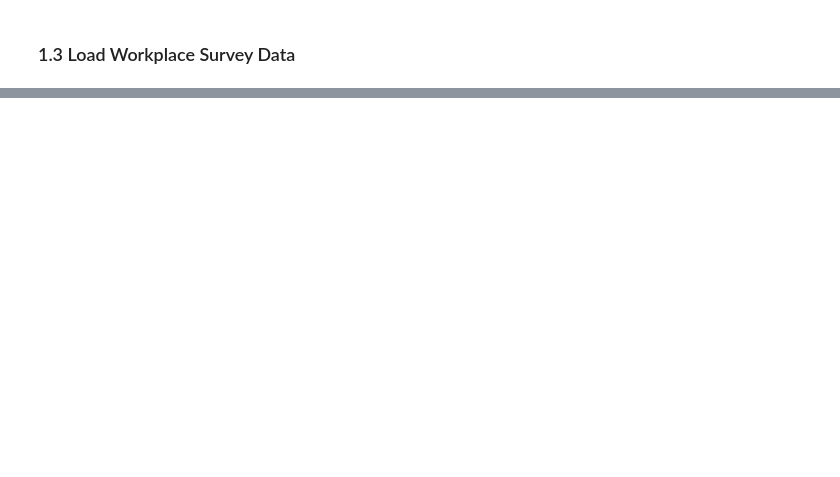
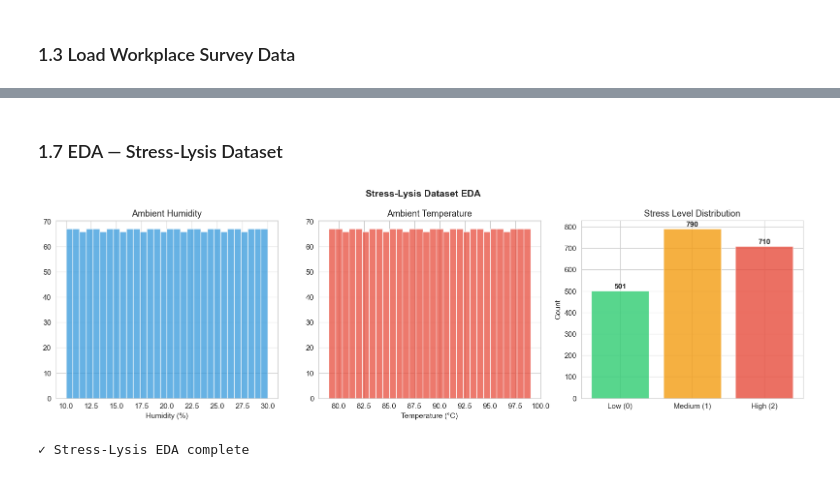
Before and after one commit to NandeeshNB/Explainable-Machine-Learning-for-Stress-Anxiety-and-Depression-Prediction-Among-Healthcare-Workers, a Jupyter notebook: phase1_2_stress_prediction.ipynb, the cells around one changed output, grey strips where cells are left out. Saved outputs shown, nothing was run; the diff lists cells and outputs as text; code cells hidden in the pictures; blank space fills up the shorter version.

```diff
--- a/phase1_2_stress_prediction.ipynb
+++ b/phase1_2_stress_prediction.ipynb
@@ -3210,0 +402,29 @@ EXPORTING MODELS FOR STREAMLIT APP
+# %% [markdown]
+### 1.7 EDA — Stress-Lysis Dataset
+# %%
+# EDA: Stress-Lysis
+fig, axes = plt.subplots(1, 3, figsize=(16, 5))
+fig.suptitle("Stress-Lysis Dataset EDA", fontsize=14, fontweight='bold')
+
+axes[0].hist(physio_data['Humidity'], bins=30, color='#3498db', alpha=0.75, edgecolor='white')
+axes[0].set_title("Ambient Humidity")
+axes[0].set_xlabel("Humidity (%)")
+
+axes[1].hist(physio_data['Temperature'], bins=30, color='#e74c3c', alpha=0.75, edgecolor='white')
+axes[1].set_title("Ambient Temperature")
+axes[1].set_xlabel("Temperature (°C)")
+
+stress_counts = physio_data['Stress_Level'].value_counts().sort_index()
+bars = axes[2].bar(['Low (0)', 'Medium (1)', 'High (2)'], stress_counts.values,
+                   color=['#2ecc71','#f39c12','#e74c3c'], alpha=0.8, edgecolor='white')
+axes[2].set_title("Stress Level Distribution")
+axes[2].set_ylabel("Count")
+for bar, cnt in zip(bars, stress_counts.values):
+    axes[2].text(bar.get_x()+bar.get_width()/2, bar.get_height()+10, str(cnt), ha='center', fontweight='bold')
+
+plt.tight_layout()
+plt.show()
+print("✓ Stress-Lysis EDA complete")
+# %% [output]
+[figure, added]
+✓ Stress-Lysis EDA complete
```
Also changed, not shown: parts of 156 cells of this notebook, 26 other files.
